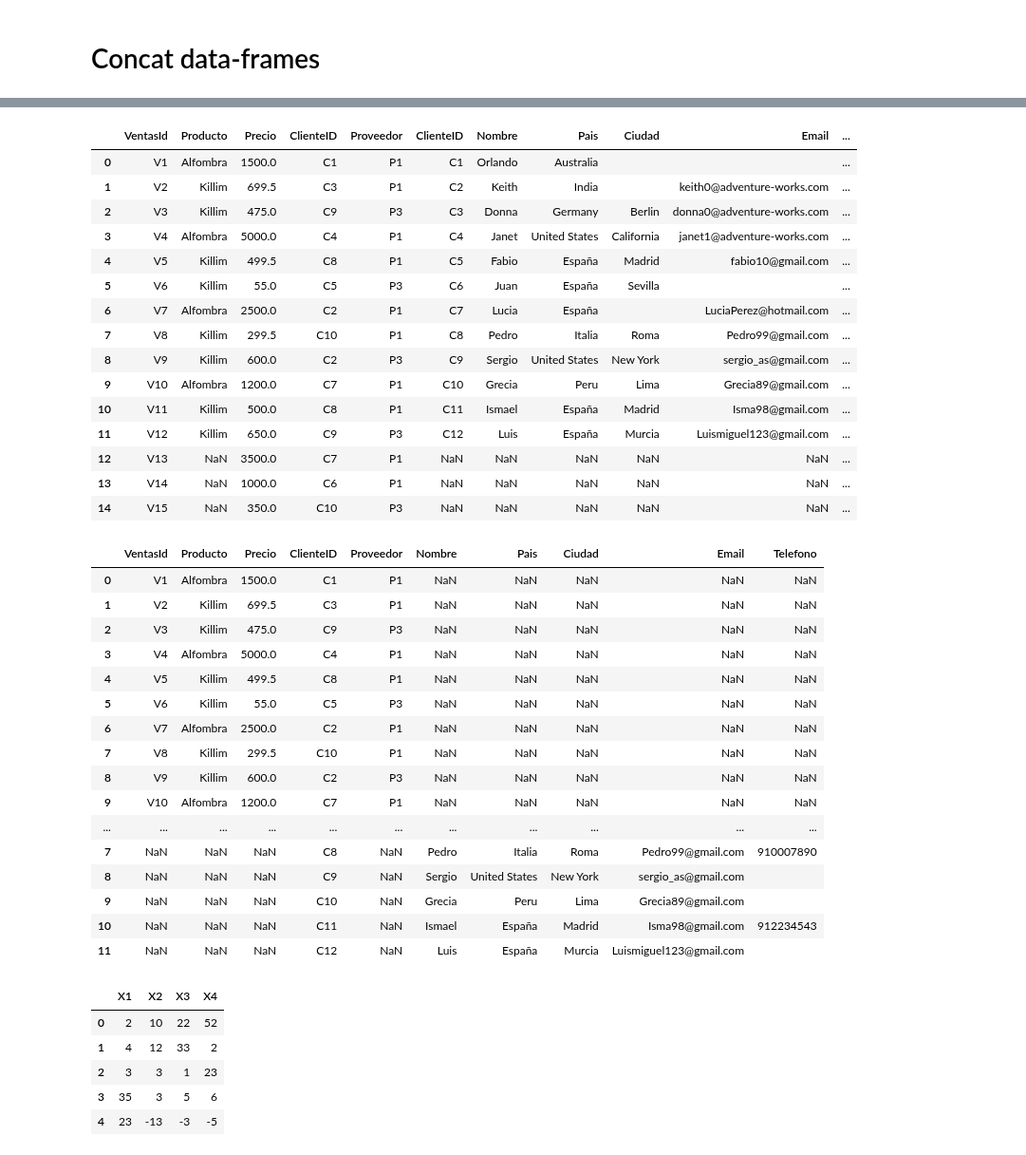
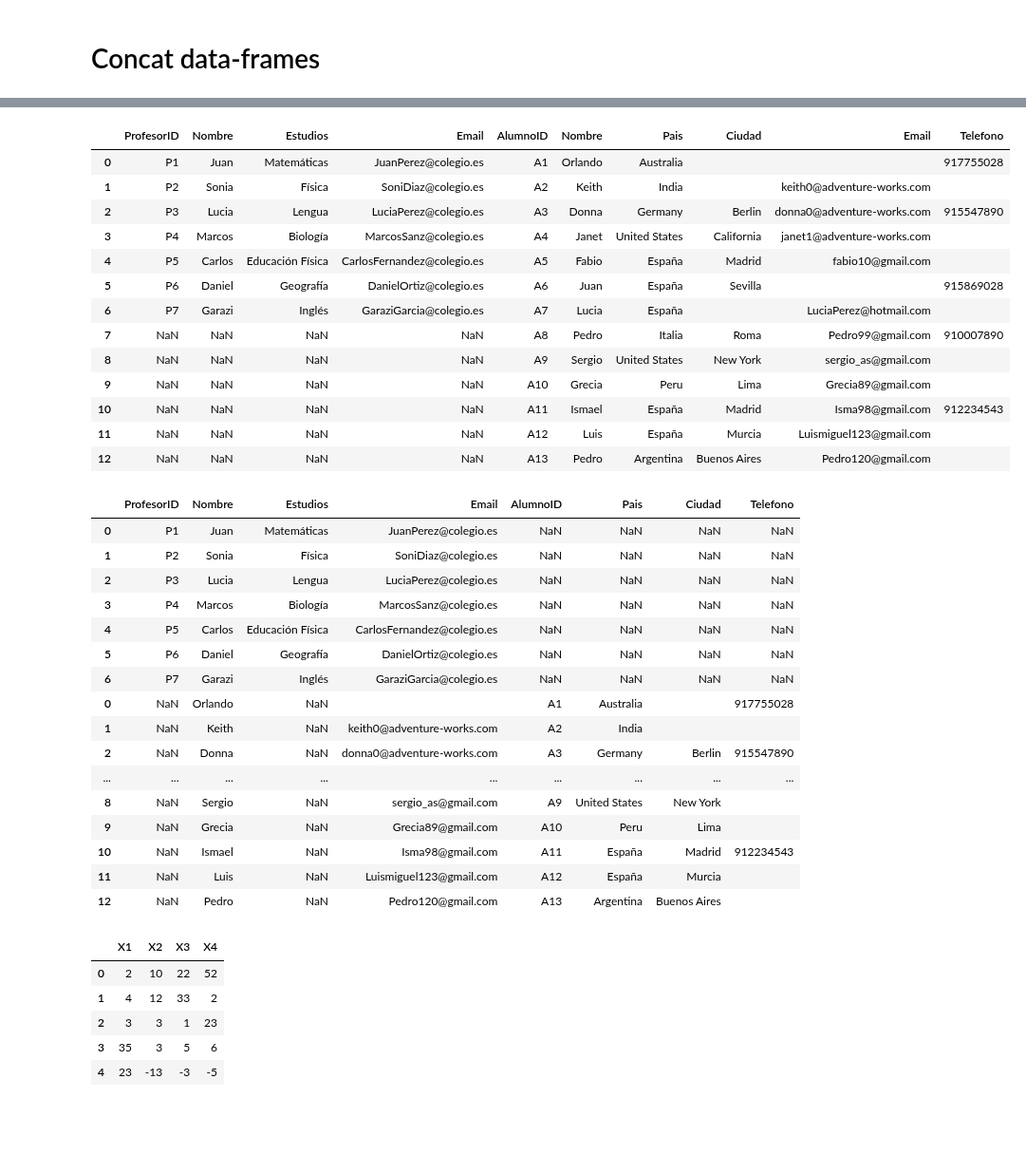
Before and after one commit to FabioScielzoOrtiz/Estadistica4all.github.io, a Jupyter notebook: Notebooks/Pandas (python)/Pandas.ipynb, the cells around one changed output, grey strips where cells are left out. Shown at 95% size. Drawn from its saved outputs; the diff is of its cells as text; code cells hidden in the pictures; blank space fills up the shorter version.

```diff
--- a/Notebooks/Pandas (python)/Pandas.ipynb
+++ b/Notebooks/Pandas (python)/Pandas.ipynb
@@ -68,2 +36,7 @@ Telefono = pd.Series(['912223344', '912783794', '9100155475'])
+# %%
+ProfesorID = pd.Series(['P1', 'P2', 'P3', 'P4', 'P5', 'P6', 'P7'])
+Nombre = pd.Series(['Juan', 'Sonia', 'Lucia', 'Marcos', 'Carlos', 'Daniel', 'Garazi'])
+Estudios =  pd.Series(['Matemáticas', 'Física', 'Lengua', 'Biología', 'Educación Física', 'Geografía', 'Inglés'])
+Email = pd.Series(['JuanPerez@colegio.es','SoniDiaz@colegio.es','LuciaPerez@colegio.es','MarcosSanz@colegio.es','CarlosFernandez@colegio.es', 'DanielOrtiz@colegio.es', 'GaraziGarcia@colegio.es'])
 # %%
-Proveedores = pd.DataFrame({'ProveedorID': ProveedorID, 'Nombre': Nombre, 'Email':Email, 'Telefono':Telefono})
+Profesores = pd.DataFrame({'ProfesorID': ProfesorID, 'Nombre': Nombre, 'Estudios':Estudios , 'Email':Email})
@@ -738,42 +705,40 @@ concat([Ventas,Clientes] , ignore_index=True)
 # %%
-concat([Ventas,Clientes] , axis=1)
+concat([Profesores,Alumnos], axis=1)
 # %% [output]
-|  | VentasId | Producto | Precio | ClienteID | Proveedor | ClienteID | Nombre | Pais | Ciudad | Email | ... |
-| 0 | V1 | Alfombra | 1500.0 | C1 | P1 | C1 | Orlando | Australia |  |  | ... |
-| 1 | V2 | Killim | 699.5 | C3 | P1 | C2 | Keith | India |  | keith0@adventure-works.com | ... |
-| 2 | V3 | Killim | 475.0 | C9 | P3 | C3 | Donna | Germany | Berlin | donna0@adventure-works.com | ... |
-| 3 | V4 | Alfombra | 5000.0 | C4 | P1 | C4 | Janet | United States | California | janet1@adventure-works.com | ... |
-| 4 | V5 | Killim | 499.5 | C8 | P1 | C5 | Fabio | España | Madrid | fabio10@gmail.com | ... |
-| 5 | V6 | Killim | 55.0 | C5 | P3 | C6 | Juan | España | Sevilla |  | ... |
-| 6 | V7 | Alfombra | 2500.0 | C2 | P1 | C7 | Lucia | España |  | LuciaPerez@hotmail.com | ... |
-| 7 | V8 | Killim | 299.5 | C10 | P1 | C8 | Pedro | Italia | Roma | Pedro99@gmail.com | ... |
-| 8 | V9 | Killim | 600.0 | C2 | P3 | C9 | Sergio | United States | New York | sergio_as@gmail.com | ... |
-| 9 | V10 | Alfombra | 1200.0 | C7 | P1 | C10 | Grecia | Peru | Lima | Grecia89@gmail.com | ... |
-| 10 | V11 | Killim | 500.0 | C8 | P1 | C11 | Ismael | España | Madrid | Isma98@gmail.com | ... |
-| 11 | V12 | Killim | 650.0 | C9 | P3 | C12 | Luis | España | Murcia | Luismiguel123@gmail.com | ... |
-| 12 | V13 | NaN | 3500.0 | C7 | P1 | NaN | NaN | NaN | NaN | NaN | ... |
-| 13 | V14 | NaN | 1000.0 | C6 | P1 | NaN | NaN | NaN | NaN | NaN | ... |
-| 14 | V15 | NaN | 350.0 | C10 | P3 | NaN | NaN | NaN | NaN | NaN | ... |
+|  | ProfesorID | Nombre | Estudios | Email | AlumnoID | Nombre | Pais | Ciudad | Email | Telefono |
+| 0 | P1 | Juan | Matemáticas | JuanPerez@colegio.es | A1 | Orlando | Australia |  |  | 917755028 |
+| 1 | P2 | Sonia | Física | SoniDiaz@colegio.es | A2 | Keith | India |  | keith0@adventure-works.com |  |
+| 2 | P3 | Lucia | Lengua | LuciaPerez@colegio.es | A3 | Donna | Germany | Berlin | donna0@adventure-works.com | 915547890 |
+| 3 | P4 | Marcos | Biología | MarcosSanz@colegio.es | A4 | Janet | United States | California | janet1@adventure-works.com |  |
+| 4 | P5 | Carlos | Educación Física | CarlosFernandez@colegio.es | A5 | Fabio | España | Madrid | fabio10@gmail.com |  |
+| 5 | P6 | Daniel | Geografía | DanielOrtiz@colegio.es | A6 | Juan | España | Sevilla |  | 915869028 |
+| 6 | P7 | Garazi | Inglés | GaraziGarcia@colegio.es | A7 | Lucia | España |  | LuciaPerez@hotmail.com |  |
+| 7 | NaN | NaN | NaN | NaN | A8 | Pedro | Italia | Roma | Pedro99@gmail.com | 910007890 |
+| 8 | NaN | NaN | NaN | NaN | A9 | Sergio | United States | New York | sergio_as@gmail.com |  |
+| 9 | NaN | NaN | NaN | NaN | A10 | Grecia | Peru | Lima | Grecia89@gmail.com |  |
+| 10 | NaN | NaN | NaN | NaN | A11 | Ismael | España | Madrid | Isma98@gmail.com | 912234543 |
+| 11 | NaN | NaN | NaN | NaN | A12 | Luis | España | Murcia | Luismiguel123@gmail.com |  |
+| 12 | NaN | NaN | NaN | NaN | A13 | Pedro | Argentina | Buenos Aires | Pedro120@gmail.com |  |
 # %%
-concat([Ventas,Clientes] , axis=0)
+concat([Profesores,Alumnos], axis=0)
 # %% [output]
-|  | VentasId | Producto | Precio | ClienteID | Proveedor | Nombre | Pais | Ciudad | Email | Telefono |
-| 0 | V1 | Alfombra | 1500.0 | C1 | P1 | NaN | NaN | NaN | NaN | NaN |
-| 1 | V2 | Killim | 699.5 | C3 | P1 | NaN | NaN | NaN | NaN | NaN |
-| 2 | V3 | Killim | 475.0 | C9 | P3 | NaN | NaN | NaN | NaN | NaN |
-| 3 | V4 | Alfombra | 5000.0 | C4 | P1 | NaN | NaN | NaN | NaN | NaN |
-| 4 | V5 | Killim | 499.5 | C8 | P1 | NaN | NaN | NaN | NaN | NaN |
-| 5 | V6 | Killim | 55.0 | C5 | P3 | NaN | NaN | NaN | NaN | NaN |
-| 6 | V7 | Alfombra | 2500.0 | C2 | P1 | NaN | NaN | NaN | NaN | NaN |
-| 7 | V8 | Killim | 299.5 | C10 | P1 | NaN | NaN | NaN | NaN | NaN |
-| 8 | V9 | Killim | 600.0 | C2 | P3 | NaN | NaN | NaN | NaN | NaN |
-| 9 | V10 | Alfombra | 1200.0 | C7 | P1 | NaN | NaN | NaN | NaN | NaN |
-| ... | ... | ... | ... | ... | ... | ... | ... | ... | ... | ... |
-| 7 | NaN | NaN | NaN | C8 | NaN | Pedro | Italia | Roma | Pedro99@gmail.com | 910007890 |
-| 8 | NaN | NaN | NaN | C9 | NaN | Sergio | United States | New York | sergio_as@gmail.com |  |
-| 9 | NaN | NaN | NaN | C10 | NaN | Grecia | Peru | Lima | Grecia89@gmail.com |  |
-| 10 | NaN | NaN | NaN | C11 | NaN | Ismael | España | Madrid | Isma98@gmail.com | 912234543 |
-| 11 | NaN | NaN | NaN | C12 | NaN | Luis | España | Murcia | Luismiguel123@gmail.com |  |
+|  | ProfesorID | Nombre | Estudios | Email | AlumnoID | Pais | Ciudad | Telefono |
+| 0 | P1 | Juan | Matemáticas | JuanPerez@colegio.es | NaN | NaN | NaN | NaN |
+| 1 | P2 | Sonia | Física | SoniDiaz@colegio.es | NaN | NaN | NaN | NaN |
+| 2 | P3 | Lucia | Lengua | LuciaPerez@colegio.es | NaN | NaN | NaN | NaN |
+| 3 | P4 | Marcos | Biología | MarcosSanz@colegio.es | NaN | NaN | NaN | NaN |
+| 4 | P5 | Carlos | Educación Física | CarlosFernandez@colegio.es | NaN | NaN | NaN | NaN |
+| 5 | P6 | Daniel | Geografía | DanielOrtiz@colegio.es | NaN | NaN | NaN | NaN |
+| 6 | P7 | Garazi | Inglés | GaraziGarcia@colegio.es | NaN | NaN | NaN | NaN |
+| 0 | NaN | Orlando | NaN |  | A1 | Australia |  | 917755028 |
+| 1 | NaN | Keith | NaN | keith0@adventure-works.com | A2 | India |  |  |
+| 2 | NaN | Donna | NaN | donna0@adventure-works.com | A3 | Germany | Berlin | 915547890 |
+| ... | ... | ... | ... | ... | ... | ... | ... | ... |
+| 8 | NaN | Sergio | NaN | sergio_as@gmail.com | A9 | United States | New York |  |
+| 9 | NaN | Grecia | NaN | Grecia89@gmail.com | A10 | Peru | Lima |  |
+| 10 | NaN | Ismael | NaN | Isma98@gmail.com | A11 | España | Madrid | 912234543 |
+| 11 | NaN | Luis | NaN | Luismiguel123@gmail.com | A12 | España | Murcia |  |
+| 12 | NaN | Pedro | NaN | Pedro120@gmail.com | A13 | Argentina | Buenos Aires |  |
 # %%
 X1 = pd.Series([ 2 , 4 , 3, 35, 23 ])
 X2 = pd.Series([10, 12, 3, 3, -13])
```
Also changed, not shown: parts of 29 cells of this notebook, 3 other files.
